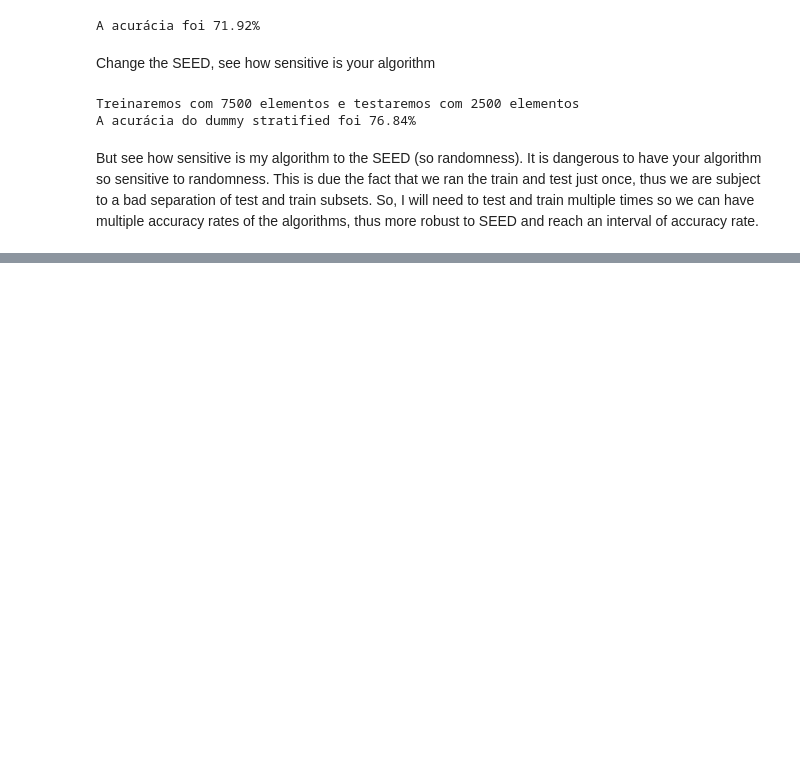
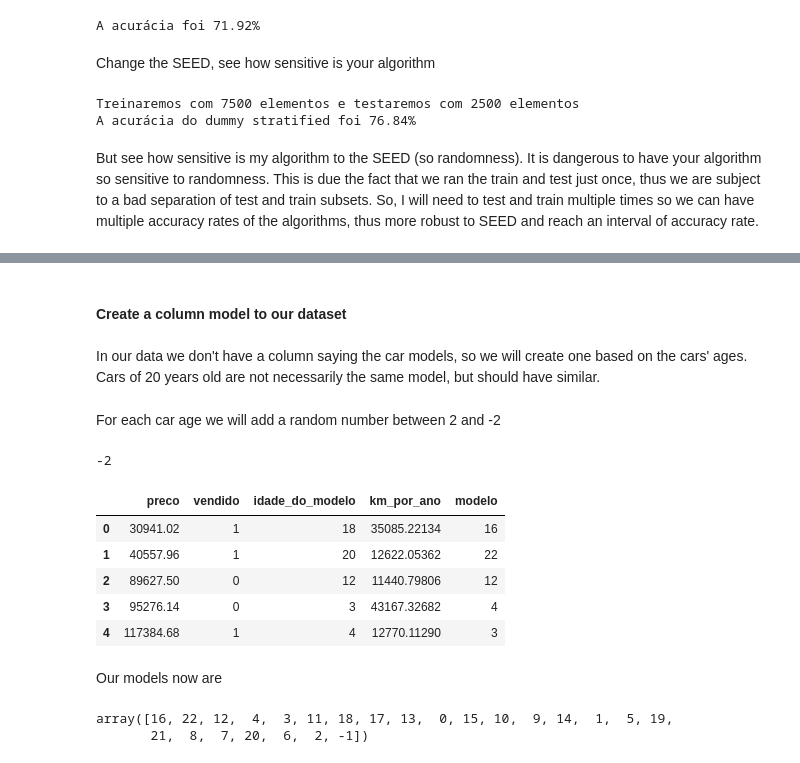
Before and after one commit to MarceloPiemonteRibeiro/learning-Machine-learning, a Jupyter notebook: Optimization/Cross_validation_and_optimization.ipynb, the cells around one changed output, grey strips where cells are left out. Cells and saved outputs as stored; diff of their text form; code cells hidden in the pictures; blank space fills up the shorter version.

```diff
--- a/Optimization/Cross_validation_and_optimization.ipynb
+++ b/Optimization/Cross_validation_and_optimization.ipynb
@@ -87,0 +296,29 @@ But see how sensitive is my algorithm to the SEED (so randomness). It is dangero
+# %% [markdown]
+#### Create a column model to our dataset
+# %% [markdown]
+In our data we don't have a column saying the car models, so we will create one based on the cars' ages. Cars of 20 years old are not necessarily the same model, but should have similar.
+# %% [markdown]
+For each car age we will add a random number between 2 and -2
+# %%
+np.random.seed(SEED) # create random
+np.random.randint(-2, 3) # create values between 2 and -2
+# %% [output]
+-2
+# %%
+np.random.seed(SEED)
+dados["modelo"] = dados.idade_do_modelo + np.random.randint(-2, 3, size=10000) # 10000 because this is the nrow of our dataframe
+dados.head()
+# %% [output]
+|  | preco | vendido | idade_do_modelo | km_por_ano | modelo |
+| 0 | 30941.02 | 1 | 18 | 35085.22134 | 16 |
+| 1 | 40557.96 | 1 | 20 | 12622.05362 | 22 |
+| 2 | 89627.50 | 0 | 12 | 11440.79806 | 12 |
+| 3 | 95276.14 | 0 | 3 | 43167.32682 | 4 |
+| 4 | 117384.68 | 1 | 4 | 12770.11290 | 3 |
+# %% [markdown]
+Our models now are
+# %%
+dados.modelo.unique()
+# %% [output]
+array([16, 22, 12,  4,  3, 11, 18, 17, 13,  0, 15, 10,  9, 14,  1,  5, 19,
+       21,  8,  7, 20,  6,  2, -1])
```
Also changed, not shown: parts of 51 cells of this notebook.
